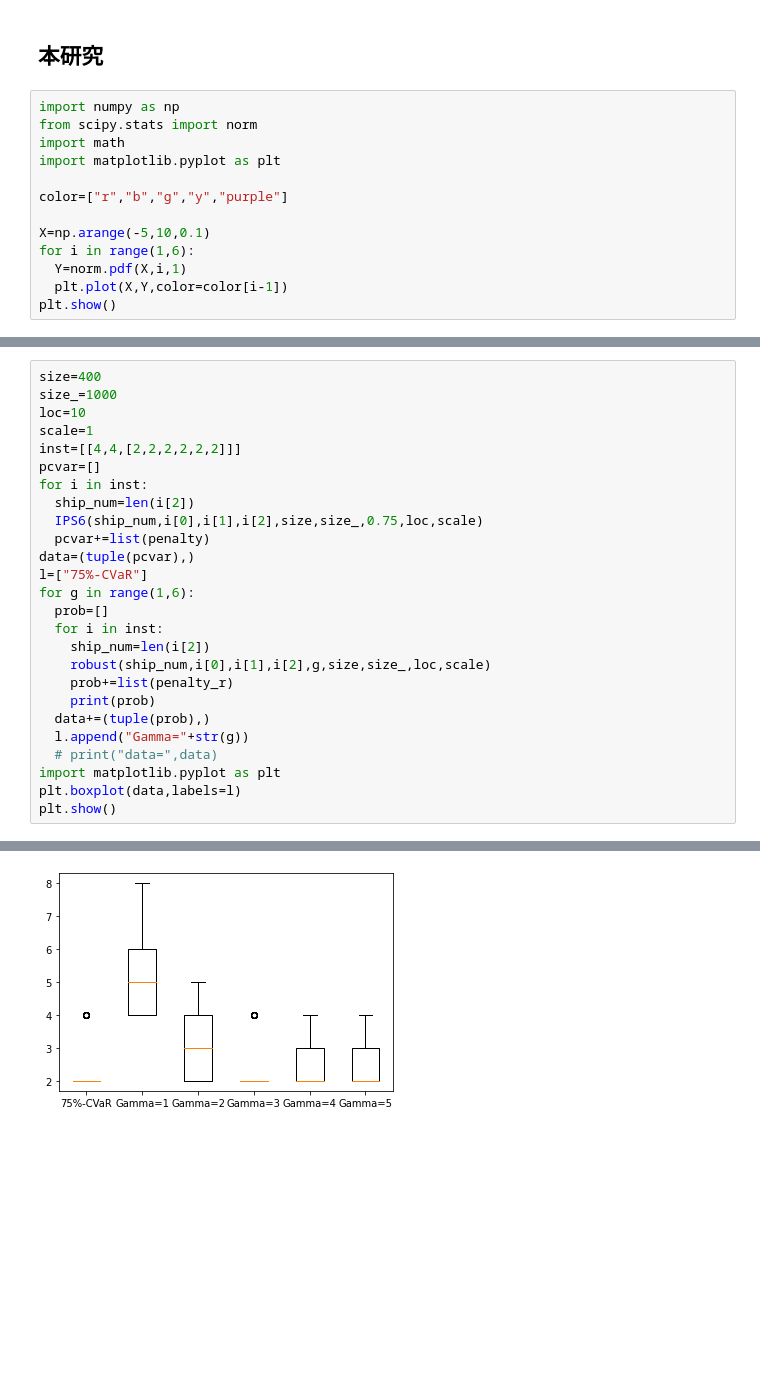
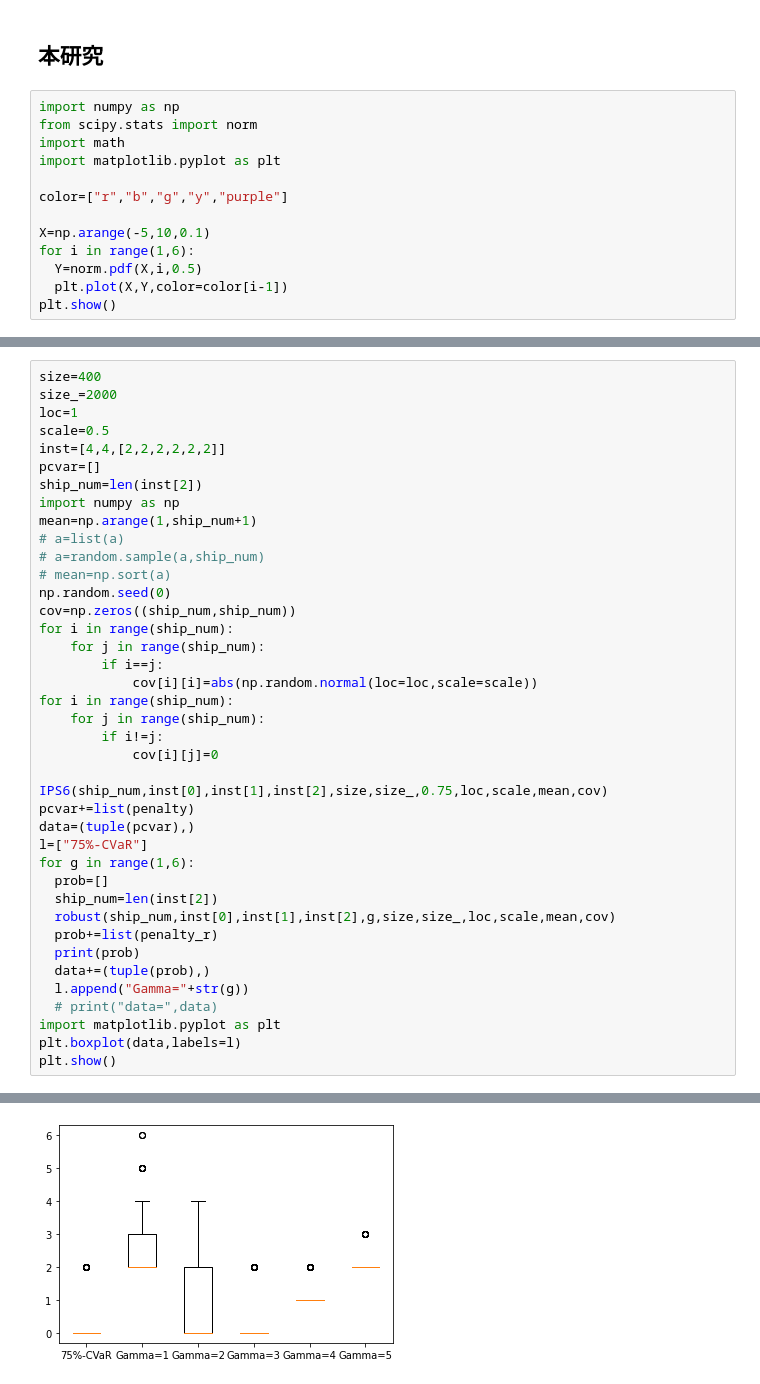
Before and after one commit to ikumadaiki/CPMP, a Jupyter notebook: instance.ipynb, the cells around one changed output, grey strips where cells are left out. Cells and saved outputs as stored; diff of their text form; blank space fills up the shorter version.

```diff
--- a/instance.ipynb
+++ b/instance.ipynb
@@ -12,7 +12,7 @@ color=["r","b","g","y","purple"]
 
 X=np.arange(-5,10,0.1)
 for i in range(1,6):
-  Y=norm.pdf(X,i,1)
+  Y=norm.pdf(X,i,0.5)
   plt.plot(X,Y,color=color[i-1])
 plt.show()
 # %% [output]
@@ -313,23 +289,37 @@ def robust(ship_num,stack_num,height,n,Gamma,size,size_,loc,scale):
 # %%
 size=400
-size_=1000
-loc=10
-scale=1
-inst=[[4,4,[2,2,2,2,2,2]]]
+size_=2000
+loc=1
+scale=0.5
+inst=[4,4,[2,2,2,2,2,2]]
 pcvar=[]
-for i in inst:
-  ship_num=len(i[2])
-  IPS6(ship_num,i[0],i[1],i[2],size,size_,0.75,loc,scale)
-  pcvar+=list(penalty)
+ship_num=len(inst[2])
+import numpy as np
+mean=np.arange(1,ship_num+1)
+# a=list(a)
+# a=random.sample(a,ship_num)
+# mean=np.sort(a)
+np.random.seed(0)
+cov=np.zeros((ship_num,ship_num))
+for i in range(ship_num):
+    for j in range(ship_num):
+        if i==j:
+            cov[i][i]=abs(np.random.normal(loc=loc,scale=scale))
+for i in range(ship_num):
+    for j in range(ship_num):
+        if i!=j:
+            cov[i][j]=0
+
+IPS6(ship_num,inst[0],inst[1],inst[2],size,size_,0.75,loc,scale,mean,cov)
+pcvar+=list(penalty)
 data=(tuple(pcvar),)
 l=["75%-CVaR"]
 for g in range(1,6):
   prob=[]
-  for i in inst:
-    ship_num=len(i[2])
-    robust(ship_num,i[0],i[1],i[2],g,size,size_,loc,scale)
-    prob+=list(penalty_r)
-    print(prob)
+  ship_num=len(inst[2])
+  robust(ship_num,inst[0],inst[1],inst[2],g,size,size_,loc,scale,mean,cov)
+  prob+=list(penalty_r)
+  print(prob)
   data+=(tuple(prob),)
   l.append("Gamma="+str(g))
   # print("data=",data)
@@ -356,2 +346,2 @@ Coefficient statistics:
 [2, 2, 2, 2, 2, 2, 2, 2, 2, 2, 2, 2, 2, 2, 2, 2, 2, 2, 2, 2, 2, 2, 2, 2, 2, 2, 2, 2, 2, 2, 2, 2, 2, 2, 2, 2, 2, 2, 2, 2, 2, 2, 2, 2, 2, 2, 2, 2, 2, 2, 2, 2, 2, 2, 2, 2, 2, 2, 2, 2, 2, 2, 2, 2, 2, 2, 2 ...
-[figure, old version]
+[figure, new version]
```
Also changed, not shown: parts of 24 cells of this notebook.
